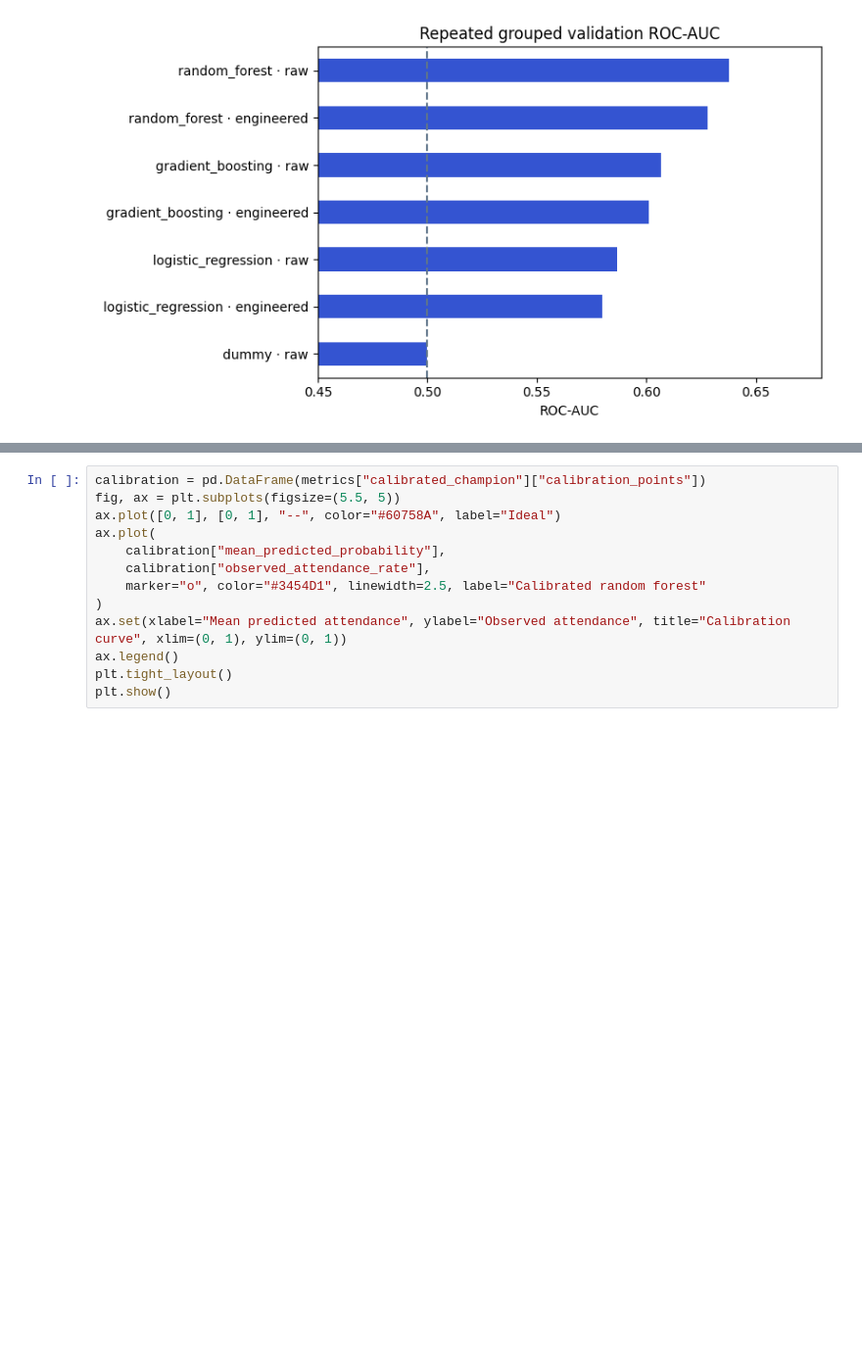
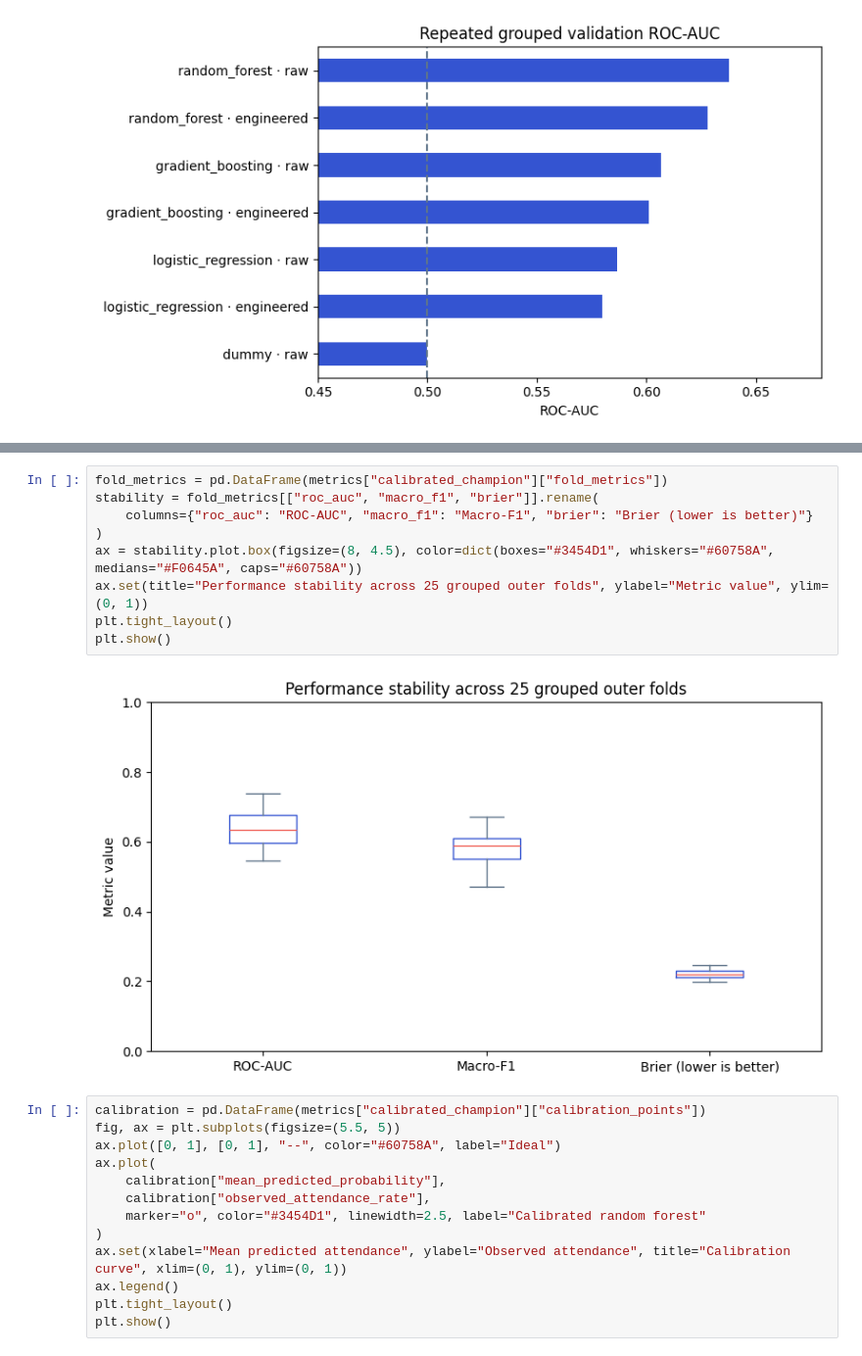
Before and after one commit to Abhichandani-Yash-Manish/turnout-lab, a Jupyter notebook: notebooks/01_data_audit_and_model_selection.ipynb, the cells around one changed output, grey strips where cells are left out. Shown at 98% size. Cells and saved outputs as stored; diff of their text form; blank space fills up the shorter version.

```diff
--- a/notebooks/01_data_audit_and_model_selection.ipynb
+++ b/notebooks/01_data_audit_and_model_selection.ipynb
@@ -118,3 +154,14 @@ plt.show()
+# %%
+fold_metrics = pd.DataFrame(metrics["calibrated_champion"]["fold_metrics"])
+stability = fold_metrics[["roc_auc", "macro_f1", "brier"]].rename(
+    columns={"roc_auc": "ROC-AUC", "macro_f1": "Macro-F1", "brier": "Brier (lower is better)"}
+)
+ax = stability.plot.box(figsize=(8, 4.5), color=dict(boxes="#3454D1", whiskers="#60758A", medians="#F0645A", caps="#60758A"))
+ax.set(title="Performance stability across 25 grouped outer folds", ylabel="Metric value", ylim=(0, 1))
+plt.tight_layout()
+plt.show()
+# %% [output]
+[figure, added]
 # %%
 calibration = pd.DataFrame(metrics["calibrated_champion"]["calibration_points"])
 fig, ax = plt.subplots(figsize=(5.5, 5))
```
Also changed, not shown: parts of 4 cells of this notebook, 19 other files.
